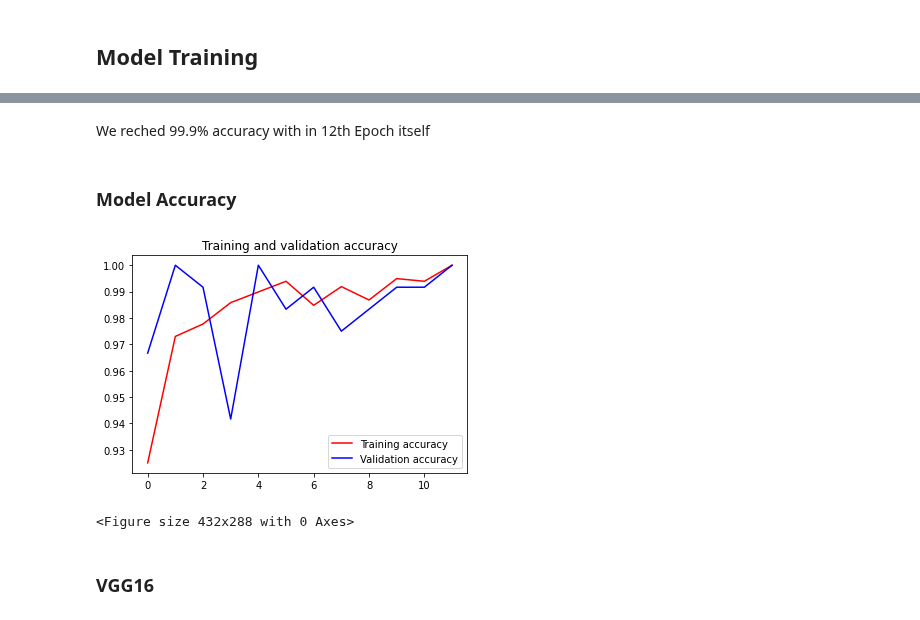
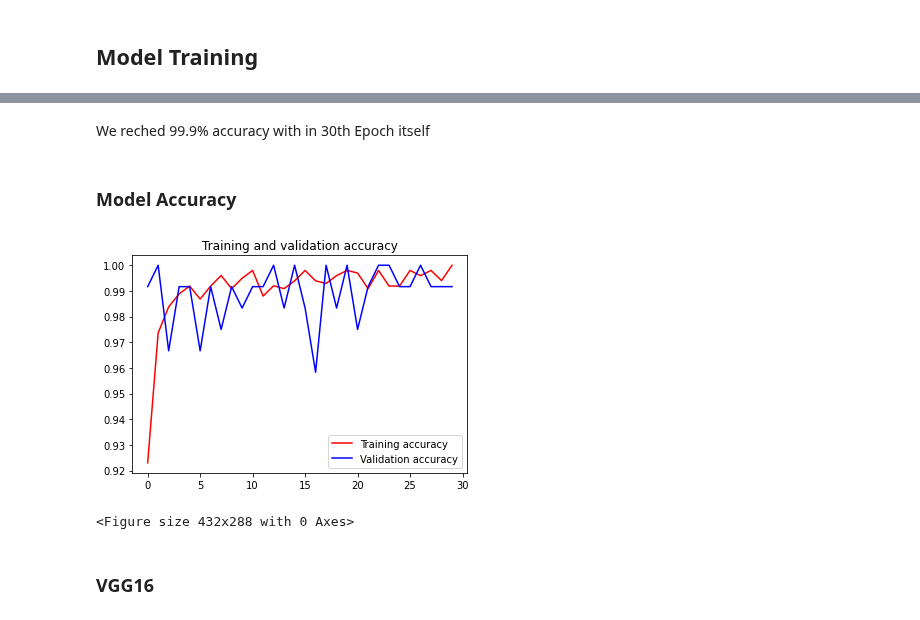
Before and after one commit to mohameddhameem/IBM-Machine-Learning, a Jupyter notebook: Deep Learning and Reinforcement Learning/Final Assignment/Submission.ipynb, the cells around one changed output, grey strips where cells are left out. Saved outputs shown, nothing was run; the diff lists cells and outputs as text; code cells hidden in the pictures.

```diff
--- a/Deep Learning and Reinforcement Learning/Final Assignment/Submission.ipynb
+++ b/Deep Learning and Reinforcement Learning/Final Assignment/Submission.ipynb
@@ -281,4 +278,0 @@ for layer in pre_trained_model.layers:
-# %%
-last_layer = pre_trained_model.get_layer('mixed7')
-print('last layer output shape: ', last_layer.output_shape)
-last_output = last_layer.output
@@ -287,23 +279,27 @@ last layer output shape:  (None, 7, 7, 768)
 # %%
 # we will use Functional API to merge both pretrained model and our custom model
-from tensorflow.keras.optimizers import RMSprop
+def build_model(pretrained_model):
+  # Make all the layers in the pre-trained model non-trainable
+  for layer in pretrained_model.layers:
+    layer.trainable = False
+  last_layer = pretrained_model.get_layer('block5_pool') # block5_pool mixed7
+  print('last layer output shape: ', last_layer.output_shape)
+  last_output = last_layer.output
+  # Flatten the output layer to 1 dimension
+  x = layers.Flatten()(last_output)
+  # Add a fully connected layer with 1,024 hidden units and ReLU activation
+  x = layers.Dense(1024, activation='relu')(x)
+  # Add a dropout rate of 0.2
+  x = layers.Dropout(0.2)(x)
+  # Add a final sigmoid layer for classification
+  x = layers.Dense  (1, activation='sigmoid')(x)
 
-# Flatten the output layer to 1 dimension
-x = layers.Flatten()(last_output)
-# Add a fully connected layer with 1,024 hidden units and ReLU activation
-x = layers.Dense(1024, activation='relu')(x)
-# Add a dropout rate of 0.2
-x = layers.Dropout(0.2)(x)
-# Add a final sigmoid layer for classification
-x = layers.Dense  (1, activation='sigmoid')(x)
+  model = Model( pretrained_model.input, x)
 
-model = Model( pre_trained_model.input, x)
-
-model.compile(optimizer=RMSprop(learning_rate=0.001),
-              loss = 'binary_crossentropy',
-              metrics = ['accuracy'])
-
-# model.summary()
+  model.compile(optimizer=RMSprop(learning_rate=0.001),
+                loss = 'binary_crossentropy',
+                metrics = ['accuracy'])
+  return model
 # %% [markdown]
 ## Model Training
 # %%
@@ -314,7 +310,8 @@ BATCH_SIZE = 20
 TRAIN_STEPS_PER_EPOCH = len(train_horses_fnames)//BATCH_SIZE
 VAL_STEPS_PER_EPOCH = len(validation_horses_fnames)//BATCH_SIZE
 callbacks = myCallback()
-history = model.fit(
+inception_model = build_model(pre_trained_inception_model)
+inception_history = inception_model.fit(
                     train_generator,
                     validation_data = validation_generator,
                     steps_per_epoch = TRAIN_STEPS_PER_EPOCH * 2,
@@ -344,25 +341,11 @@ Reached 99.9% accuracy so cancelling training!
 # %% [markdown]
-We reched 99.9% accuracy with in 12th Epoch itself
+We reched 99.9% accuracy with in 30th Epoch itself
 # %% [markdown]
 ### Model Accuracy
-# %%
-import matplotlib.pyplot as plt
-acc = history.history['accuracy']
-val_acc = history.history['val_accuracy']
-loss = history.history['loss']
-val_loss = history.history['val_loss']
-
-epochs = range(len(acc))
-
-plt.plot(epochs, acc, 'r', label='Training accuracy')
-plt.plot(epochs, val_acc, 'b', label='Validation accuracy')
-plt.title('Training and validation accuracy')
-plt.legend(loc=0)
-plt.figure()
-
-plt.show()
-# %% [output]
-[figure, removed]
-<Figure size 432x288 with 0 Axes>
+# %%
+plot_graph(inception_history)
+# %% [output]
+[figure, added]
+<Figure size 432x288 with 0 Axes>
 # %% [markdown]
 ### VGG16
```
Also changed, not shown: parts of 16 cells of this notebook.
